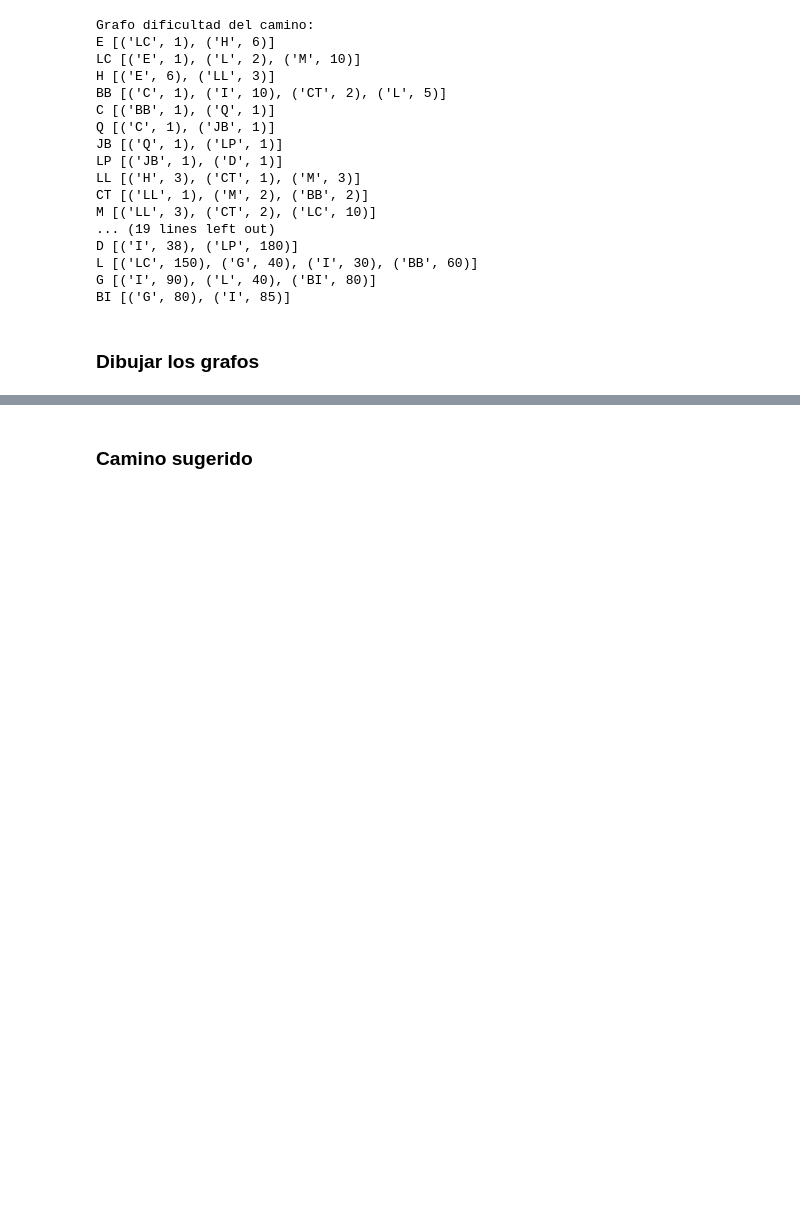
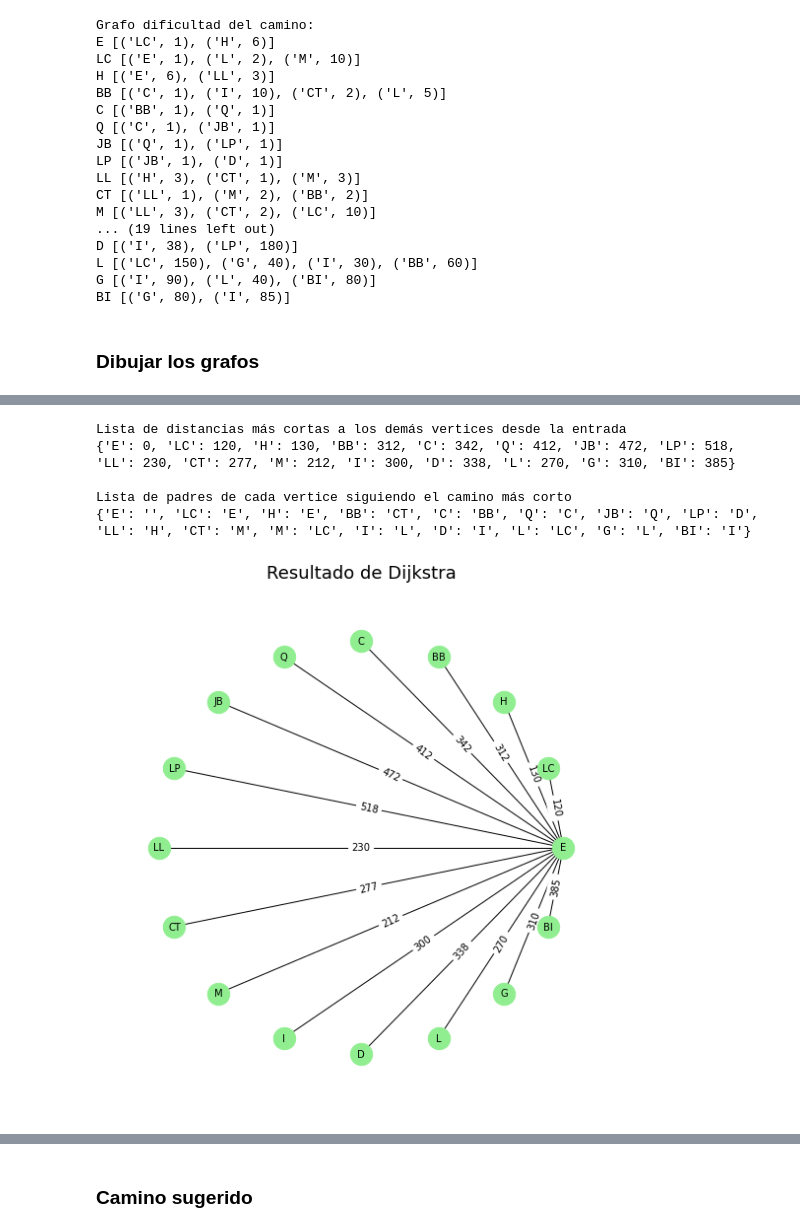
Before and after one commit to PaulaUzca/MovilidadInclusiva, a Jupyter notebook: Proyecto grafos/Proyecto grafos.ipynb, the cells around one changed output, grey strips where cells are left out. Drawn from its saved outputs; the diff is of its cells as text; code cells hidden in the pictures; blank space fills up the shorter version.

```diff
--- a/Proyecto grafos/Proyecto grafos.ipynb
+++ b/Proyecto grafos/Proyecto grafos.ipynb
@@ -248,0 +233,32 @@ print(camino)
+# %%
+inicio = 'E'
+distancias, predecesores = dijkstra(grafoDistancia, inicio)
+print("Lista de distancias más cortas a los demás vertices desde la entrada")
+print(distancias)
+
+print("\nLista de padres de cada vertice siguiendo el camino más corto")
+print(predecesores)
+
+# Dibujar el grafo de resultado dijkstra
+# Grafo de distancias
+K = nx.Graph()
+for nodo in nodes:
+    K.add_node(nodo, pos = lugares[nodo]["posicion"])
+
+for vertice, peso in distancias.items():
+    if vertice != inicio:
+        K.add_edge(inicio, vertice, weight=peso)
+
+
+plt.subplots(nrows=1, ncols=1, figsize=(15, 8)) # Crea una figura con dos columnas
+plt.subplot(121) # Añadir un plot a la figura
+dibujarGrafo(K, "Resultado de Dijkstra", filename="dijkstraGrafo.png", positions = nx.circular_layout(K))
+plt.tight_layout()
+plt.show()
+# %% [output]
+Lista de distancias más cortas a los demás vertices desde la entrada
+{'E': 0, 'LC': 120, 'H': 130, 'BB': 312, 'C': 342, 'Q': 412, 'JB': 472, 'LP': 518, 'LL': 230, 'CT': 277, 'M': 212, 'I': 300, 'D': 338, 'L': 270, 'G': 310, 'BI': 385}
+
+Lista de padres de cada vertice siguiendo el camino más corto
+{'E': '', 'LC': 'E', 'H': 'E', 'BB': 'CT', 'C': 'BB', 'Q': 'C', 'JB': 'Q', 'LP': 'D', 'LL': 'H', 'CT': 'M', 'M': 'LC', 'I': 'L', 'D': 'I', 'L': 'LC', 'G': 'L', 'BI': 'I'}
+[figure, added]
```
Also changed, not shown: parts of 17 cells of this notebook.
